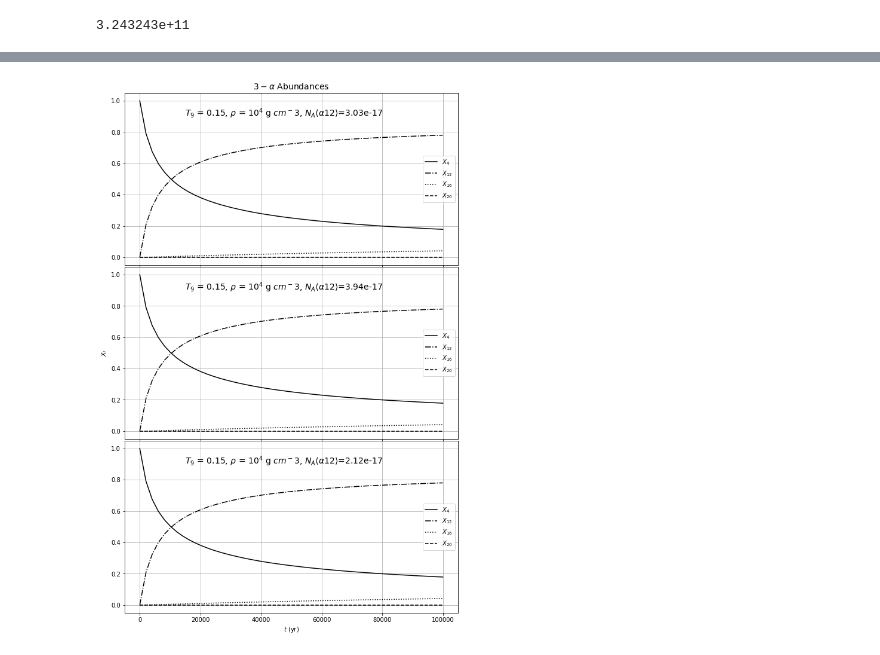
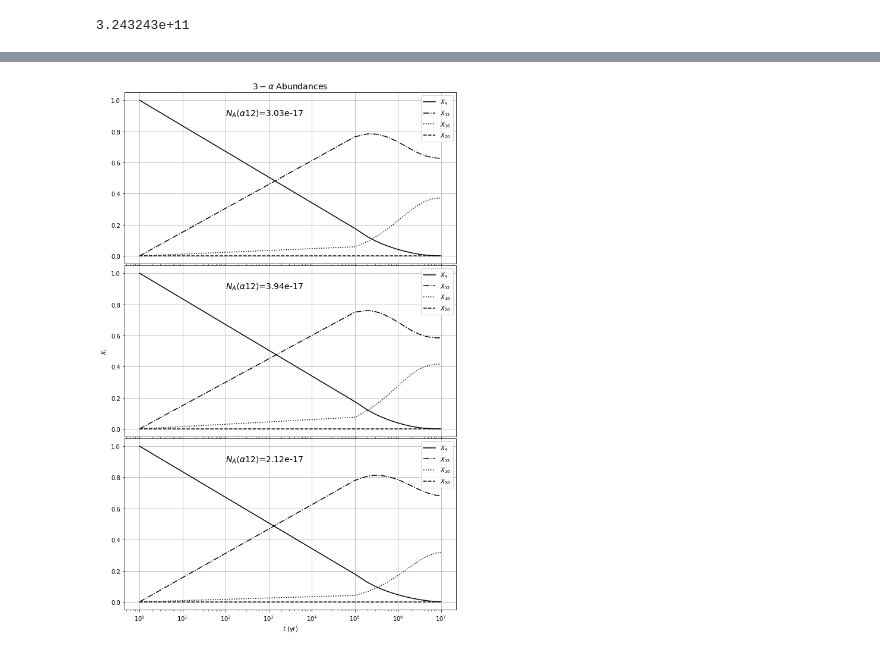
Before and after one commit to mileslucas/astro580, a Jupyter notebook: hw3/hw3.ipynb, the cells around one changed output, grey strips where cells are left out. Drawn from its saved outputs; the diff is of its cells as text; code cells hidden in the pictures.

```diff
--- a/hw3/hw3.ipynb
+++ b/hw3/hw3.ipynb
@@ -15,7 +16,7 @@ print("{:e}".format(48 / (1e4**2 * 1.48e-18)))
 # %% [output]
 3.243243e+11
 # %%
-sigs = [lambda t,y: helium_usage(t, y, f=fi) for fi in [1, 1.3, 0.7]]
+perc = [1, 1.3, 0.7]
 
 def helium_usage(t, y, f=1):
     X4, X12, X16, X20 = y
@@ -27,17 +28,25 @@ def helium_usage(t, y, f=1):
     Na_a12 = 3.03e-17 * f
     Na_a16 = 1.05e-22
 
-    RHS = [
-        -rho**2 / 32 * Na2_3a * X4**3 - rho / 12 * Na_a12 * X4 * X12 - rho / 16 * Na_a16 * X4 * X16,
-        rho**2 / 32 * Na2_3a * X4**3 - rho / 4 * Na_a12 * X4 * X12,
-        rho / 3 * Na_a12 * X4 * X12 - rho / 4 * Na_a16 * X4 * X16,
-        5 * rho / 16 * Na_a16 * X4 * X16
-    ]
+
+    dX4 =  -rho**2 / 32 * Na2_3a * X4**3 - rho / 12 * Na_a12 * X4 * X12 - rho / 16 * Na_a16 * X4 * X16
+    dX12 = rho**2 / 32 * Na2_3a * X4**3 - rho / 4 * Na_a12 * X4 * X12
+    dX16 = rho / 3 * Na_a12 * X4 * X12 - rho / 4 * Na_a16 * X4 * X16
+    dX20 = 5 * rho / 16 * Na_a16 * X4 * X16
 
     # Convert from seconds to years
     time_conversion = 60 * 60 * 24 * 365
-    return np.multiply(RHS, time_conversion)
+    return np.multiply([dX4, dX12, dX16, dX20], time_conversion)
+
+def sig1(t, y):
+    return helium_usage(t, y, perc[0])
+def sig2(t, y):
+    return helium_usage(t, y, perc[1])
+def sig3(t, y):
+    return helium_usage(t, y, perc[2])
+
+sigs = [sig1, sig2, sig3]
 # %%
-span = (0, 1e5)
-t = np.linspace(*span, 50)
-res = [solve_ivp(sig, t_span=span, y0=(1, 0, 0, 0), t_eval=t) for sig in sigs]
+span = (1, 1e7)
+t = np.linspace(*span, 100)
+results = [solve_ivp(sig, t_span=span, y0=(1, 0, 0, 0), t_eval=t) for sig in sigs]
@@ -62,26 +53,24 @@ plt.legend(labels)
 # %%
 fig, axs = plt.subplots(3, 1, sharex=True)
-fig.set_size_inches(10, 16)
+fig.set_size_inches((10, 16))
 axs[0].set_title(r'$3-\alpha$ Abundances', fontsize=14)
 
 labels = [r'$X_4$', r'$X_{12}$', r'$X_{16}$', r'$X_{20}$']
 axs[2].set_xlabel(r'$t$ (yr)')
 
 
 cycle = (cycler('color', ['k']) * cycler('linestyle', ['-', '-.', ':', '--']))
 
-vals = [3.03e-17, 3.03e-17*0.70, 3.03e-17*1.30]
+vals = [3.03e-17 * f for f in perc]
 axs[1].set_ylabel(r'$X_i$')
-for i, (ax,resi) in enumerate(zip(axs ,res)):
+for i, (ax, res, val) in enumerate(zip(axs ,results, vals)):
     ax.set_prop_cycle(cycle)
+    ax.set_xscale('linear')
     ax.grid()
-    [ax.plot(resi.t, y, label=label) for y, label in zip(resi.y, labels)]
+    [ax.semilogx(res.t, y, label=label) for y, label in zip(res.y, labels)]
+    ax.annotate(rf'$N_A \langle \alpha 12 \rangle$={val:.2e}', (1e2,.9), fontsize=14)
     ax.legend()
 
-
-axs[0].annotate(rf'$N_A \langle \alpha 12 \rangle$={3.03e-17:.2e}', (15000,.9), fontsize=14)
-axs[1].annotate(rf'$T_9$ = 0.15, $\rho$ = $10^4$ g $cm^{-3}$, $N_A \langle \alpha 12 \rangle$={3.03e-17*1.3:.2e}', (15000,.9), fontsize=14)
-axs[2].annotate(rf'$T_9$ = 0.15, $\rho$ = $10^4$ g $cm^{-3}$, $N_A \langle \alpha 12 \rangle$={3.03e-17*0.7:.2e}', (15000,.9), fontsize=14)
 plt.subplots_adjust(hspace=0.01)
 # %% [output]
-[figure, old version]
+[figure, new version]
```
Also changed, not shown: parts of 7 cells of this notebook, 1 other file.
